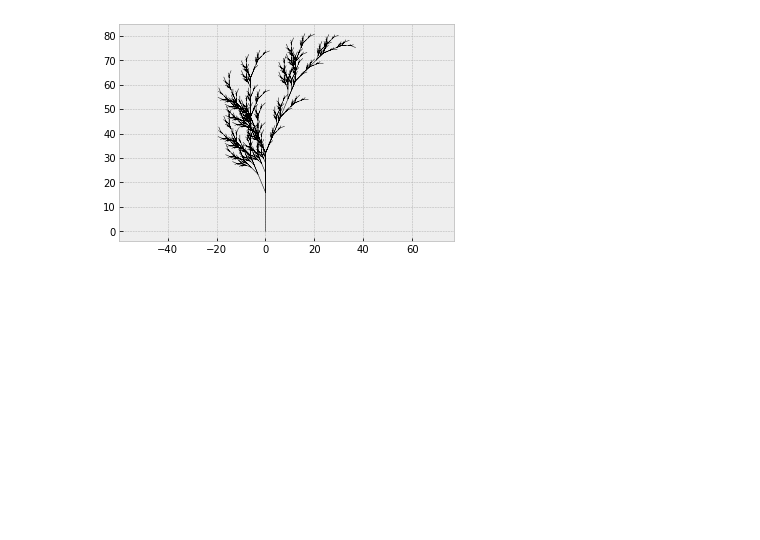
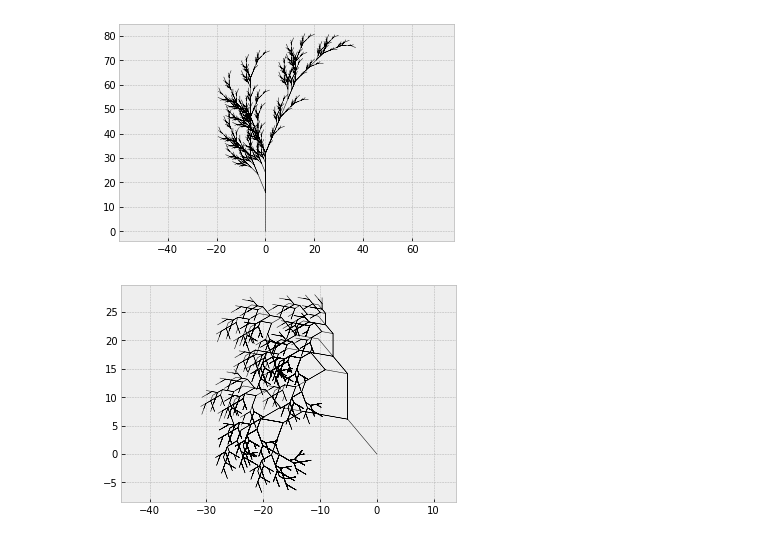
Before and after one commit to a11isonliu/tree-modeling, a Jupyter notebook: AL_treesim.ipynb, the cells around one changed output. Cells and saved outputs as stored; diff of their text form; code cells hidden in the pictures; blank space fills up the shorter version.

```diff
--- a/AL_treesim.ipynb
+++ b/AL_treesim.ipynb
@@ -50,7 +60,7 @@ def transform_multiple(sequence, transformations, iterations):
     return sequence
 
 def branching_turtle_to_coords(turtle_program, turn_amount=45):
-    '''This function allows us to plot non-continuous paths.'''
+    '''This function allows us to plot non-continuous paths of string instructions.'''
     saved_states = list()
     state = (0, 0, 90)
     yield (0, 0)
@@ -110,3 +156,7 @@ l_plot('A', {'F': 'FF', 'A': 'F[+AF-[A]--A][---A]'}, 5, 22.5)
 l_plot('A', {'A': 'F-[[A]+A]+F[+FA]-A', 'F': 'FF'}, 5, 22.5)
 # %% [output]
 [figure]
+# %%
+l_plot('A', {'A': '-F[-F[A]+A][+F[A]][-F[A]]+F[-FA]-A', 'F' : 'FF'}, 4, 40)
+# %% [output]
+[figure, added]
```
Also changed, not shown: parts of 16 cells of this notebook.
